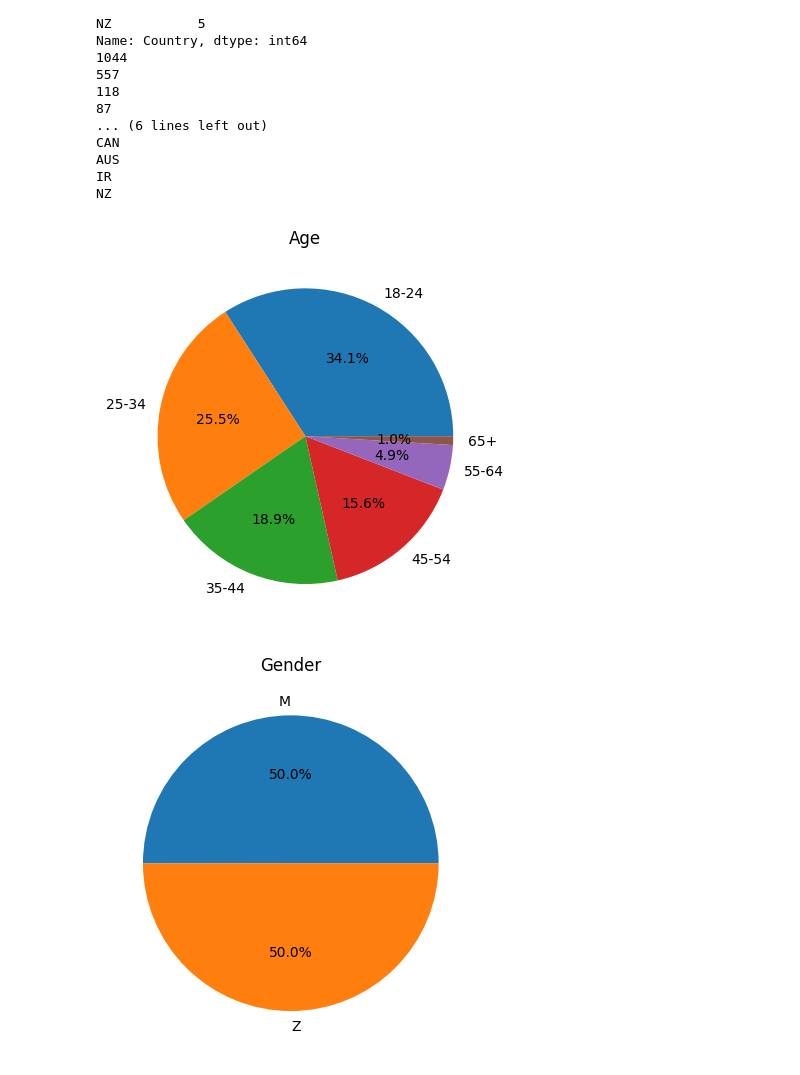
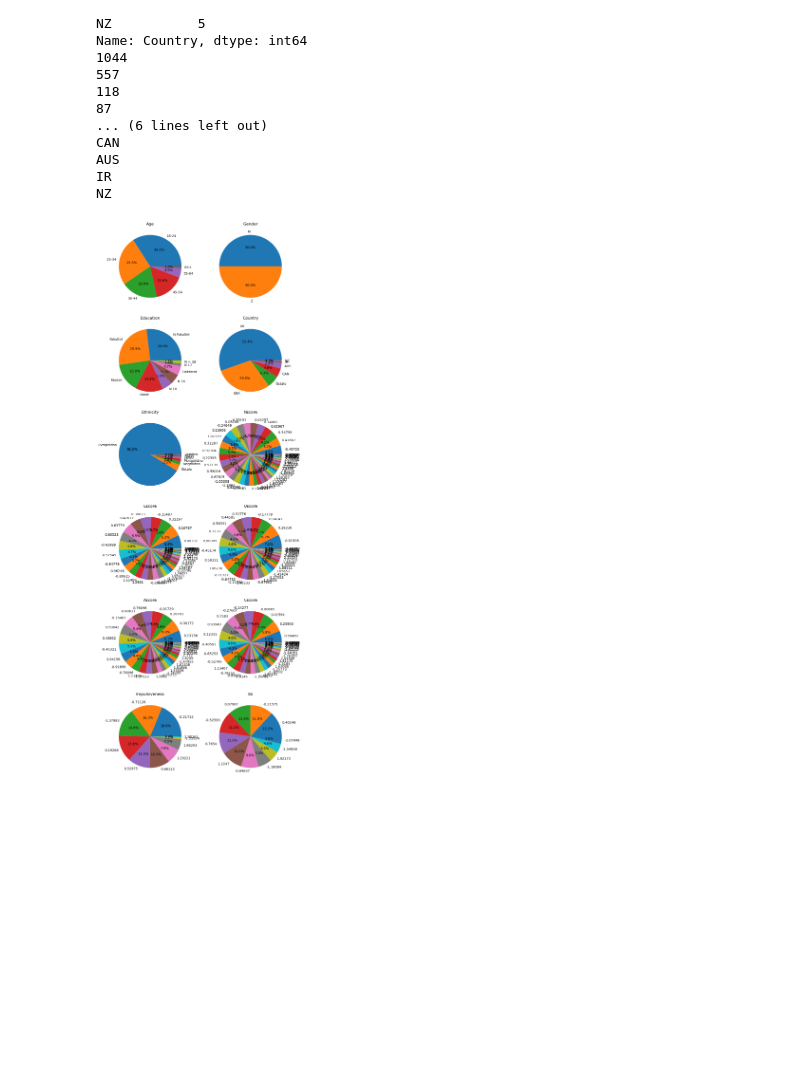
Before and after one commit to MATF-istrazivanje-podataka-1/2023_Data_Mining_Drugs_consumption_Dataset, a Jupyter notebook: Drug consumption_data_analisys.ipynb, the cells around one changed output. Cells and saved outputs as stored; diff of their text form; code cells hidden in the pictures; blank space fills up the shorter version.

```diff
--- a/Drug consumption_data_analisys.ipynb
+++ b/Drug consumption_data_analisys.ipynb
@@ -328,12 +337,13 @@ def nacrtaj_piticu(atribut):
 # %%
 #crtanje svih pitica
 n = len(atributi)
+
+plt.figure(figsize = (10, 30))
 for i in range(n):
-    plt.figure(i)
+    plt.subplot(6, 2, i+1)
     plt.title(atributi[i])
     nacrtaj_piticu(atributi[i])
 
-plt.show()
+# plt.show()
 # %% [output]
-[figure, old version]
+[figure, new version]
-[figure, removed]
```
Also changed, not shown: parts of 13 cells of this notebook, 3 other files.
